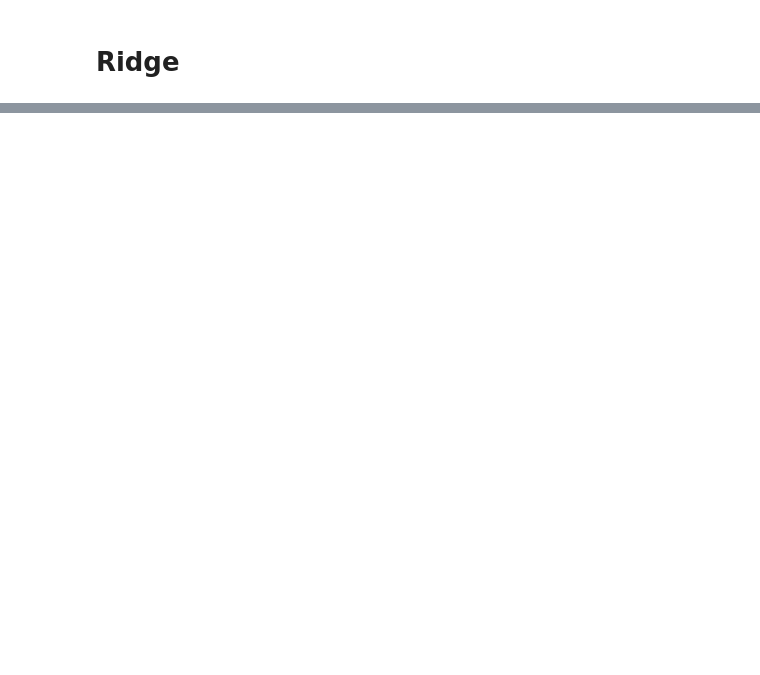
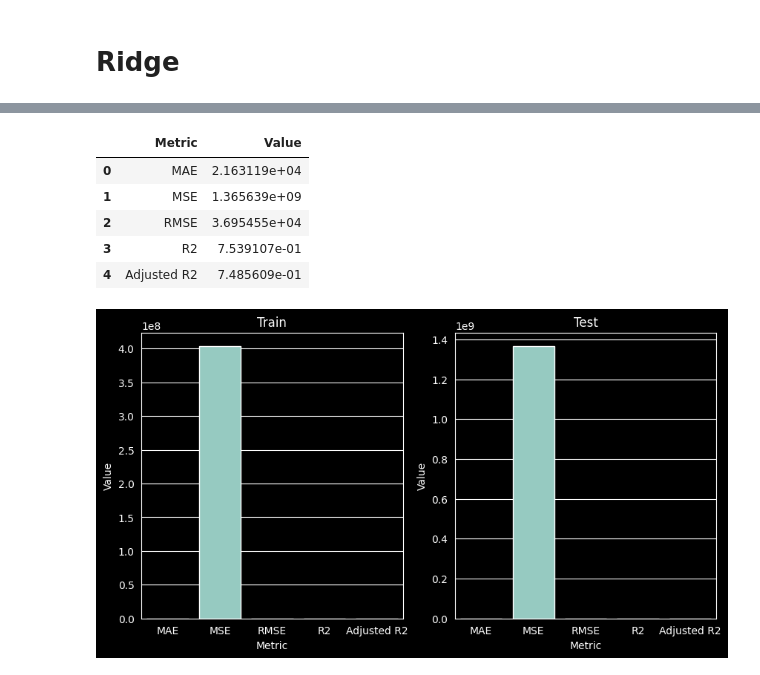
Before and after one commit to xXKeNdAmAmAsTeRXx/House_Prices_project, a Jupyter notebook: 5_Classic_Machine_Learning.ipynb, the cells around one changed output, grey strips where cells are left out. Saved outputs shown, nothing was run; the diff lists cells and outputs as text; code cells hidden in the pictures; blank space fills up the shorter version.

Commit message:
random forrest regressor

```diff
--- a/5_Classic_Machine_Learning.ipynb
+++ b/5_Classic_Machine_Learning.ipynb
@@ -192,0 +215,36 @@ ridge_score
+# %%
+from sklearn.ensemble import RandomForestRegressor
+
+def rf_objective(trial, X, y):
+    n_estimators = trial.suggest_int("n_estimators", 50, 800)
+    max_depth = trial.suggest_int("max_depth", 2, 45)
+    min_samples_split = trial.suggest_int("min_samples_split", 2, 20)
+    min_samples_leaf = trial.suggest_int("min_samples_leaf", 1, 25)
+    max_features = trial.suggest_categorical("max_features", ["sqrt", "log2", None])
+
+    model = RandomForestRegressor(
+        n_estimators=n_estimators,
+        max_depth=max_depth,
+        min_samples_split=min_samples_split,
+        min_samples_leaf=min_samples_leaf,
+        max_features=max_features,
+        random_state=42,
+        n_jobs=-1
+    )
+
+    cv = KFold(n_splits=5, shuffle=True, random_state=42)
+
+    score = cross_val_score(
+        model,
+        X,
+        y,
+        cv=cv,
+        scoring='neg_mean_squared_error',
+        n_jobs=-1
+    ).mean()
+
+    return score
+
+rf_study = optuna.create_study(direction='maximize')
+rf_study.optimize(lambda  trial: rf_objective(trial, train_x, train_y), n_trials=50, show_progress_bar=True)
+rf_study.best_params
@@ -192,0 +275,15 @@ ridge_score
+# %%
+rf_model = RandomForestRegressor()
+rf_model.set_params(**rf_study.best_params)
+
+_, rf_score = judge(rf_model)
+
+rf_score
+# %% [output]
+|  | Metric | Value |
+| 0 | MAE | 2.163119e+04 |
+| 1 | MSE | 1.365639e+09 |
+| 2 | RMSE | 3.695455e+04 |
+| 3 | R2 | 7.539107e-01 |
+| 4 | Adjusted R2 | 7.485609e-01 |
+[figure, added]
```
Also changed, not shown: parts of 6 cells of this notebook.
